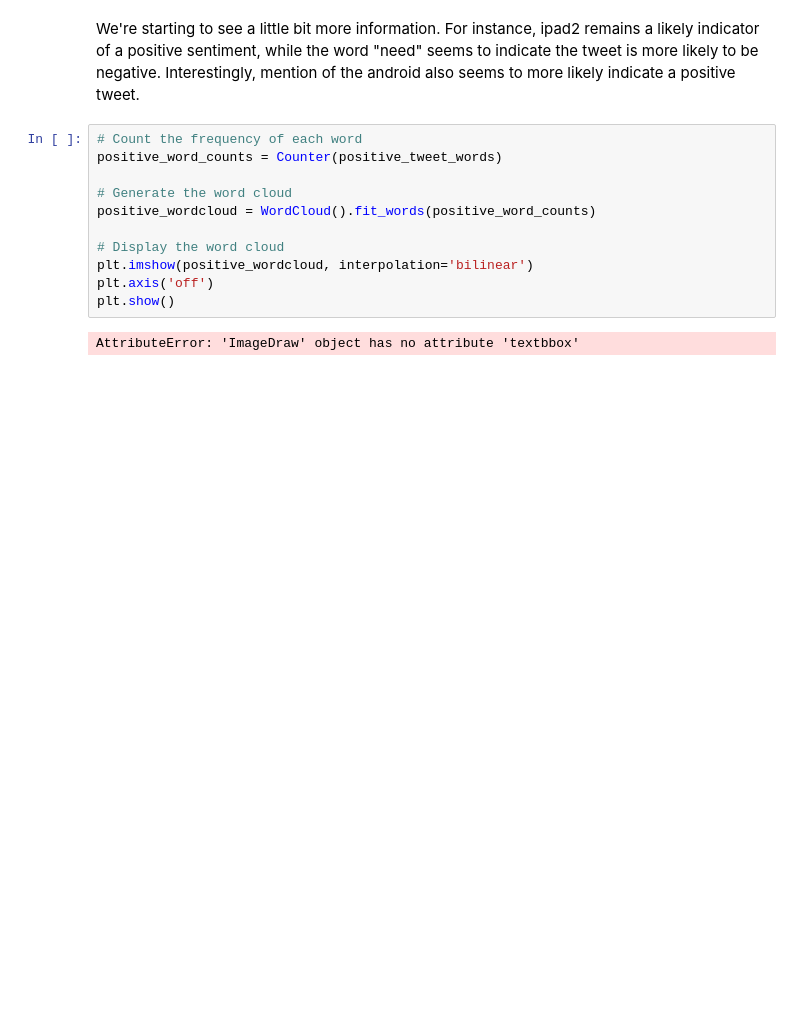
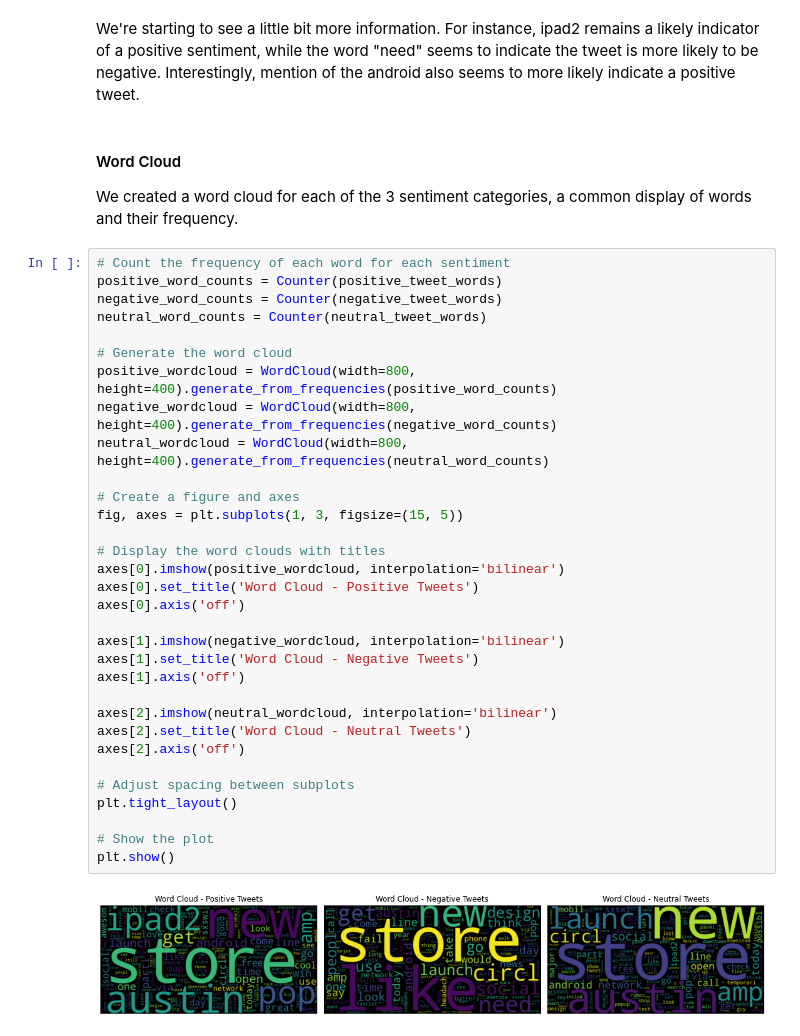
Before and after one commit to chrismiley87/tweet-project, a Jupyter notebook: notebook.ipynb, the cells around one changed output. Drawn from its saved outputs; the diff is of its cells as text; blank space fills up the shorter version.

Commit message:
Word Clouds

```diff
--- a/notebook.ipynb
+++ b/notebook.ipynb
@@ -712,16 +712,41 @@ plt.show()
 [figure]
 # %% [markdown]
 We're starting to see a little bit more information. For instance, ipad2 remains a likely indicator of a positive sentiment, while the word "need" seems to indicate the tweet is more likely to be negative. Interestingly, mention of the android also seems to more likely indicate a positive tweet.
-# %%
-# Count the frequency of each word
-positive_word_counts = Counter(positive_tweet_words)
-
-# Generate the word cloud
-positive_wordcloud = WordCloud().fit_words(positive_word_counts)
-
-# Display the word cloud
-plt.imshow(positive_wordcloud, interpolation='bilinear')
-plt.axis('off')
-plt.show()
-# %% [output]
-AttributeError: 'ImageDraw' object has no attribute 'textbbox'
+# %% [markdown]
+#### Word Cloud
+
+We created a word cloud for each of the 3 sentiment categories, a common display of words and their frequency.
+# %%
+# Count the frequency of each word for each sentiment
+positive_word_counts = Counter(positive_tweet_words)
+negative_word_counts = Counter(negative_tweet_words)
+neutral_word_counts = Counter(neutral_tweet_words)
+
+# Generate the word cloud
+positive_wordcloud = WordCloud(width=800, height=400).generate_from_frequencies(positive_word_counts)
+negative_wordcloud = WordCloud(width=800, height=400).generate_from_frequencies(negative_word_counts)
+neutral_wordcloud = WordCloud(width=800, height=400).generate_from_frequencies(neutral_word_counts)
+
+# Create a figure and axes
+fig, axes = plt.subplots(1, 3, figsize=(15, 5))
+
+# Display the word clouds with titles
+axes[0].imshow(positive_wordcloud, interpolation='bilinear')
+axes[0].set_title('Word Cloud - Positive Tweets')
+axes[0].axis('off')
+
+axes[1].imshow(negative_wordcloud, interpolation='bilinear')
+axes[1].set_title('Word Cloud - Negative Tweets')
+axes[1].axis('off')
+
+axes[2].imshow(neutral_wordcloud, interpolation='bilinear')
+axes[2].set_title('Word Cloud - Neutral Tweets')
+axes[2].axis('off')
+
+# Adjust spacing between subplots
+plt.tight_layout()
+
+# Show the plot
+plt.show()
+# %% [output]
+[figure, added]
```
Also changed, not shown: parts of 6 cells of this notebook.
